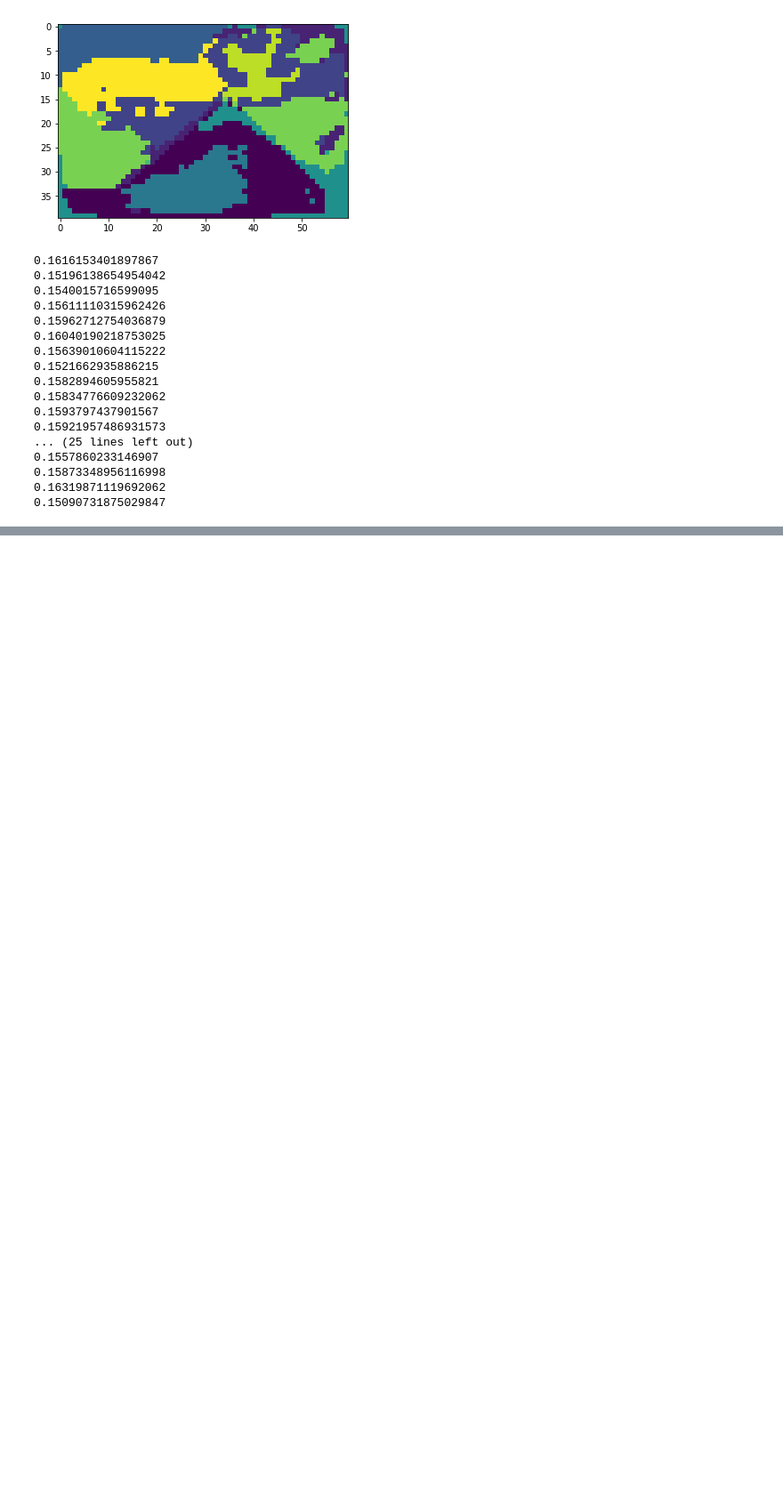
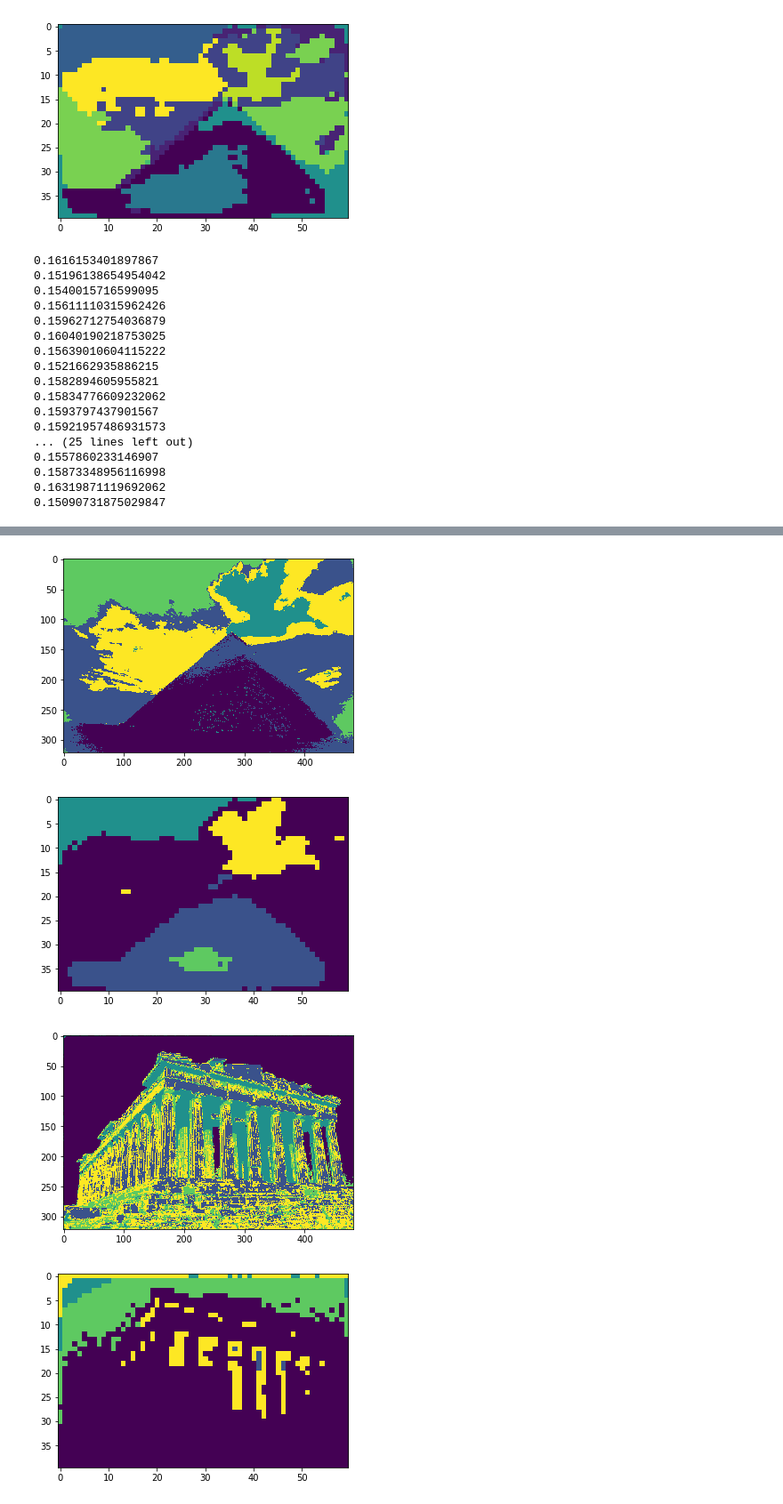
Before and after one commit to M7moudHussein/Image-Segmentaion, a Jupyter notebook: clustering.ipynb, the cells around one changed output, grey strips where cells are left out. Shown at 89% size. Cells and saved outputs as stored; diff of their text form; code cells hidden in the pictures; blank space fills up the shorter version.

```diff
--- a/clustering.ipynb
+++ b/clustering.ipynb
@@ -613,0 +652,16 @@ for image in images:
+# %%
+five_images = ['299091.jpg', '67079.jpg', '65019.jpg', '161062.jpg', '56028.jpg']
+
+for image in five_images:
+    img1 = np.load(os.path.join(os.path.join(data_dirc, "kmeans"), "run_1", "5", image + ".npy"))
+    img2 = np.load(os.path.join(dirc_normalized_nn, "run_1", "5_1", image + ".npy"))
+    plt.imshow(img1)
+    plt.show()
+    plt.imshow(img2)
+    plt.show()
+    print('\n\n\n\n\n\n')
+# %% [output]
+[figure, added]
+[figure, added]
+[figure, added]
+[figure, added]
```
Also changed, not shown: parts of 4 cells of this notebook.
